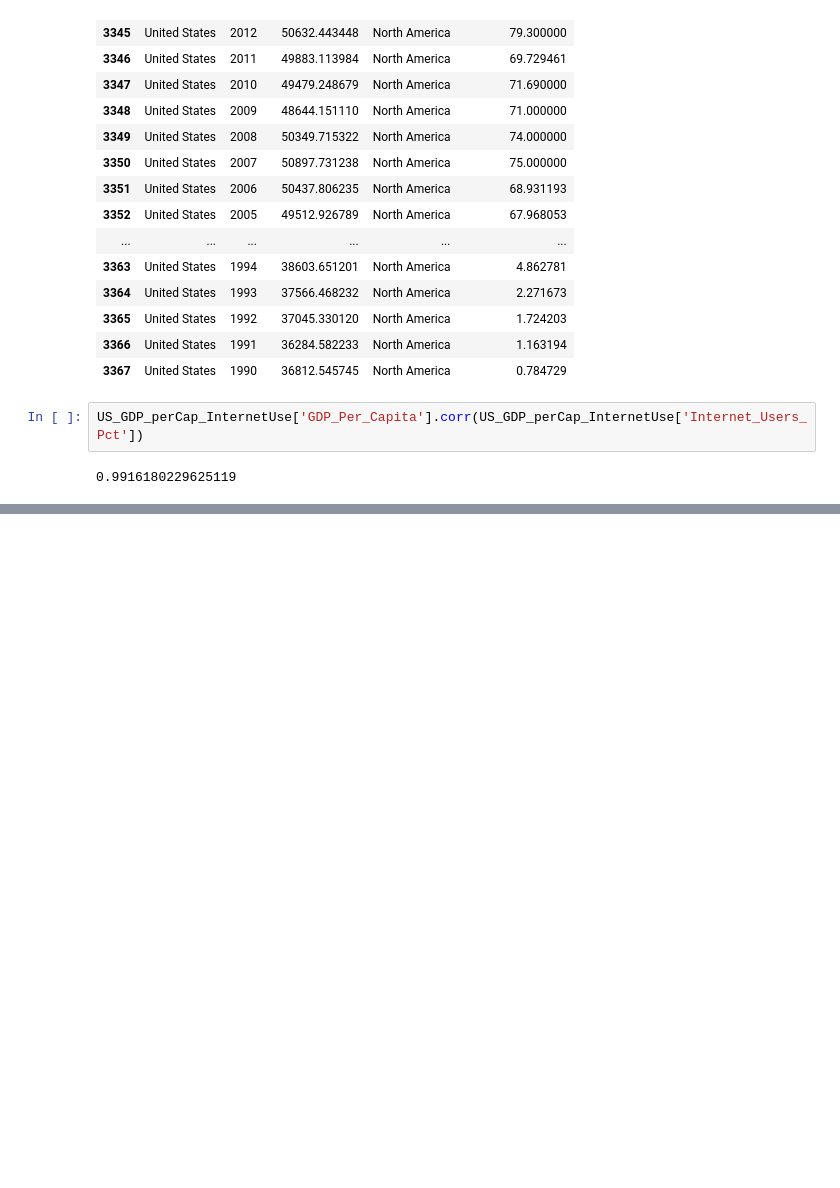
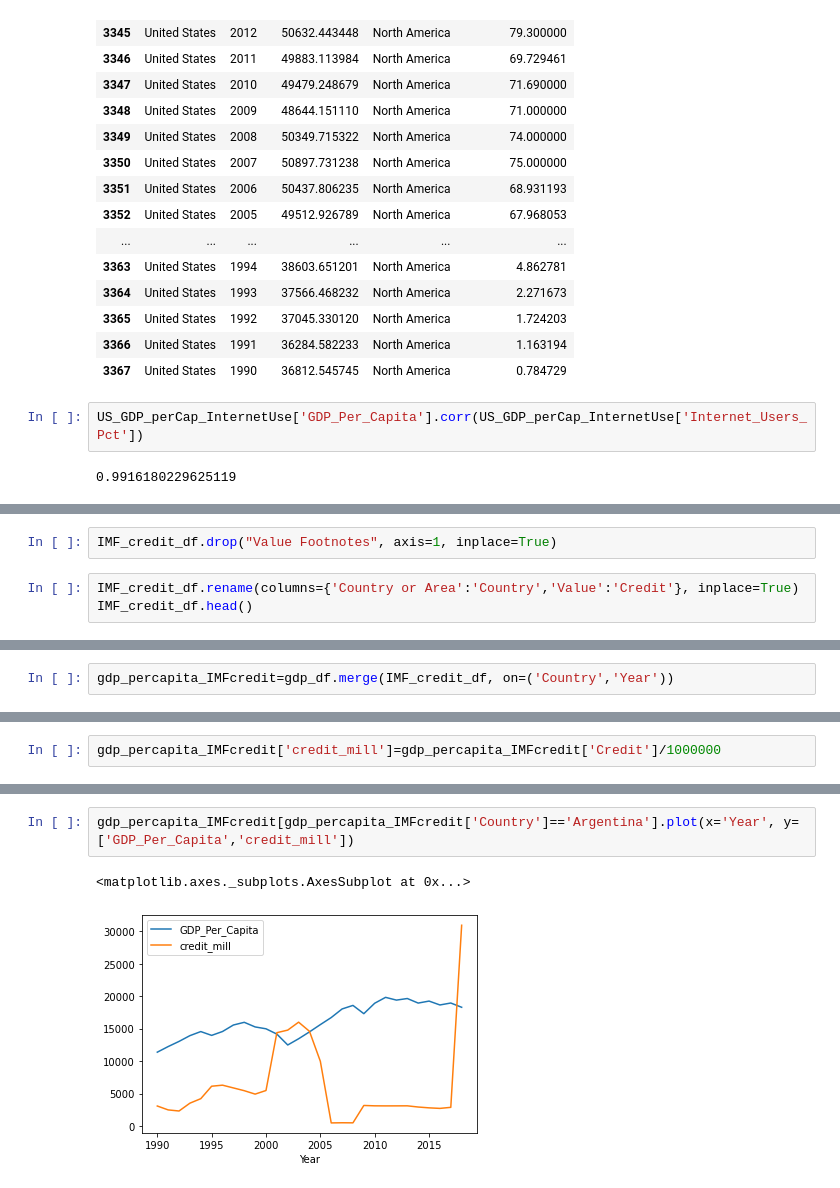
Before and after one commit to nss-data-science-cohort-4/dq1-undata-knturi, a Jupyter notebook: notebooks/UN_Data_Exploration.ipynb, the cells around one changed output, grey strips where cells are left out. Saved outputs shown, nothing was run; the diff lists cells and outputs as text; blank space fills up the shorter version.

```diff
--- a/notebooks/UN_Data_Exploration.ipynb
+++ b/notebooks/UN_Data_Exploration.ipynb
@@ -524,0 +575,5 @@ This is totally expected result as both internet use and percapita income increa
+# %%
+IMF_credit_df.drop("Value Footnotes", axis=1, inplace=True)
+# %%
+IMF_credit_df.rename(columns={'Country or Area':'Country','Value':'Credit'}, inplace=True)
+IMF_credit_df.head()
@@ -524,0 +589,2 @@ This is totally expected result as both internet use and percapita income increa
+# %%
+gdp_percapita_IMFcredit=gdp_df.merge(IMF_credit_df, on=('Country','Year'))
@@ -524,0 +609,2 @@ This is totally expected result as both internet use and percapita income increa
+# %%
+gdp_percapita_IMFcredit['credit_mill']=gdp_percapita_IMFcredit['Credit']/1000000
@@ -524,0 +631,5 @@ This is totally expected result as both internet use and percapita income increa
+# %%
+gdp_percapita_IMFcredit[gdp_percapita_IMFcredit['Country']=='Argentina'].plot(x='Year', y=['GDP_Per_Capita','credit_mill'])
+# %% [output]
+<matplotlib.axes._subplots.AxesSubplot at 0x...>
+[figure, added]
```
Also changed, not shown: parts of 59 cells of this notebook.
